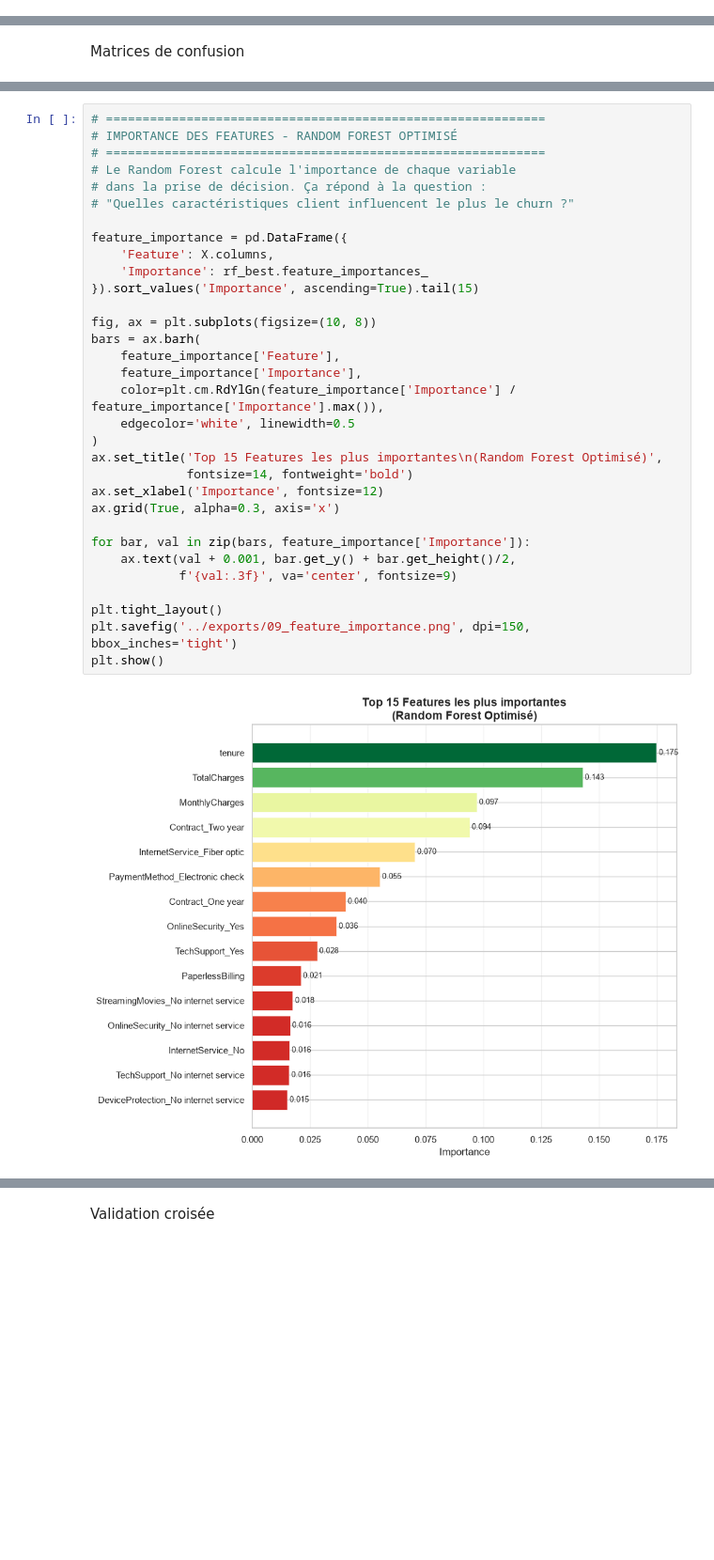
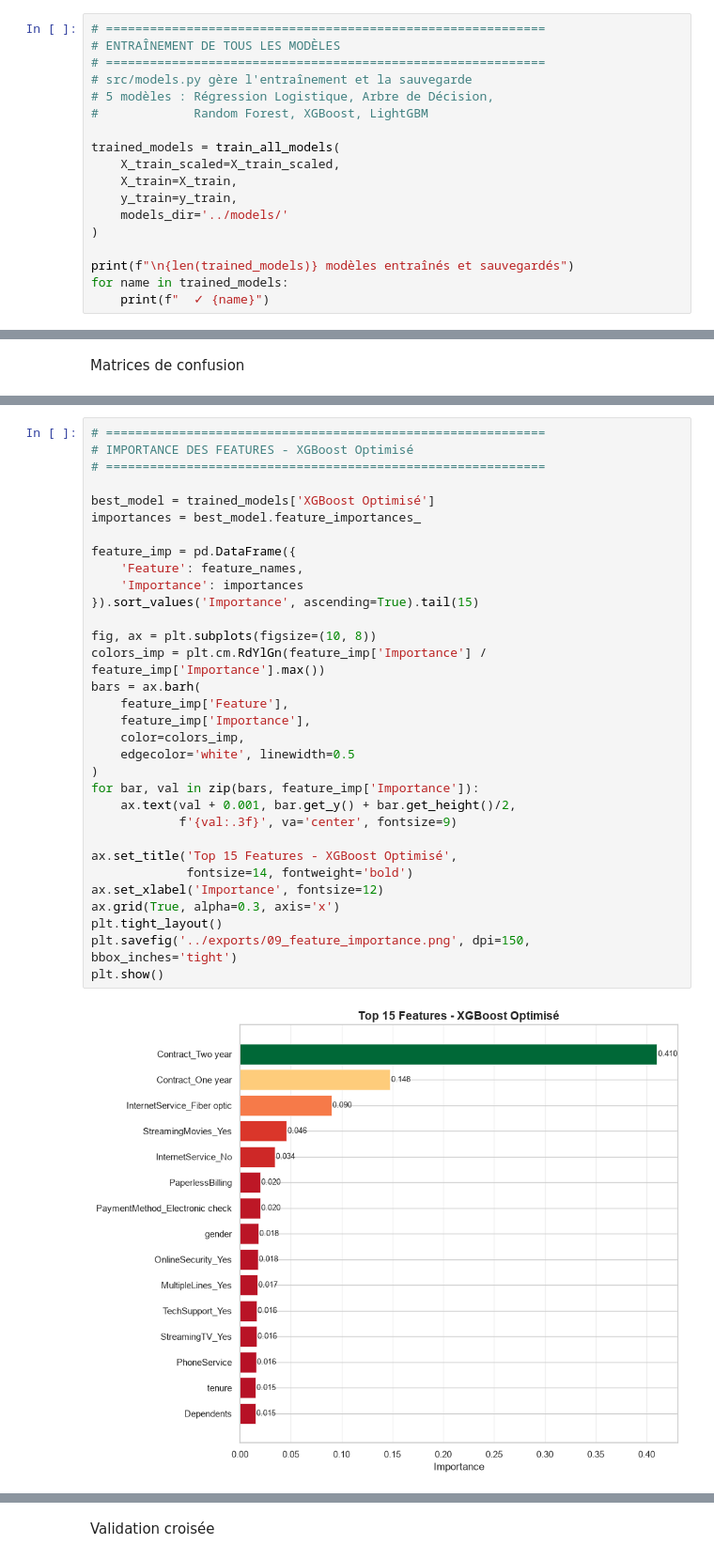
Before and after one commit to SNZAMBA65/churn_project, a Jupyter notebook: notebooks/02_modelisation_validation.ipynb, the cells around one changed output, grey strips where cells are left out. Shown at 94% size. Cells and saved outputs as stored; diff of their text form; blank space fills up the shorter version.

```diff
--- a/notebooks/02_modelisation_validation.ipynb
+++ b/notebooks/02_modelisation_validation.ipynb
@@ -380,0 +98,18 @@ Noms des features sauvegardés dans models/feature_names.pkl
+# %%
+# ============================================================
+# ENTRAÎNEMENT DE TOUS LES MODÈLES
+# ============================================================
+# src/models.py gère l'entraînement et la sauvegarde
+# 5 modèles : Régression Logistique, Arbre de Décision,
+#             Random Forest, XGBoost, LightGBM
+
+trained_models = train_all_models(
+    X_train_scaled=X_train_scaled,
+    X_train=X_train,
+    y_train=y_train,
+    models_dir='../models/'
+)
+
+print(f"\n{len(trained_models)} modèles entraînés et sauvegardés")
+for name in trained_models:
+    print(f"  ✓ {name}")
@@ -460,34 +301,34 @@ Importance des features
 # %%
 # ============================================================
-# IMPORTANCE DES FEATURES - RANDOM FOREST OPTIMISÉ
+# IMPORTANCE DES FEATURES - XGBoost Optimisé
 # ============================================================
-# Le Random Forest calcule l'importance de chaque variable
-# dans la prise de décision. Ça répond à la question :
-# "Quelles caractéristiques client influencent le plus le churn ?"
 
-feature_importance = pd.DataFrame({
-    'Feature': X.columns,
-    'Importance': rf_best.feature_importances_
+best_model = trained_models['XGBoost Optimisé']
+importances = best_model.feature_importances_
+
+feature_imp = pd.DataFrame({
+    'Feature': feature_names,
+    'Importance': importances
 }).sort_values('Importance', ascending=True).tail(15)
 
 fig, ax = plt.subplots(figsize=(10, 8))
+colors_imp = plt.cm.RdYlGn(feature_imp['Importance'] / feature_imp['Importance'].max())
 bars = ax.barh(
-    feature_importance['Feature'],
-    feature_importance['Importance'],
-    color=plt.cm.RdYlGn(feature_importance['Importance'] / feature_importance['Importance'].max()),
+    feature_imp['Feature'],
+    feature_imp['Importance'],
+    color=colors_imp,
     edgecolor='white', linewidth=0.5
 )
-ax.set_title('Top 15 Features les plus importantes\n(Random Forest Optimisé)',
+for bar, val in zip(bars, feature_imp['Importance']):
+    ax.text(val + 0.001, bar.get_y() + bar.get_height()/2,
+            f'{val:.3f}', va='center', fontsize=9)
+
+ax.set_title('Top 15 Features - XGBoost Optimisé',
              fontsize=14, fontweight='bold')
 ax.set_xlabel('Importance', fontsize=12)
 ax.grid(True, alpha=0.3, axis='x')
-
-for bar, val in zip(bars, feature_importance['Importance']):
-    ax.text(val + 0.001, bar.get_y() + bar.get_height()/2,
-            f'{val:.3f}', va='center', fontsize=9)
-
 plt.tight_layout()
 plt.savefig('../exports/09_feature_importance.png', dpi=150, bbox_inches='tight')
 plt.show()
 # %% [output]
-[figure, old version]
+[figure, new version]
```
Also changed, not shown: parts of 52 cells of this notebook, 16 other files.
